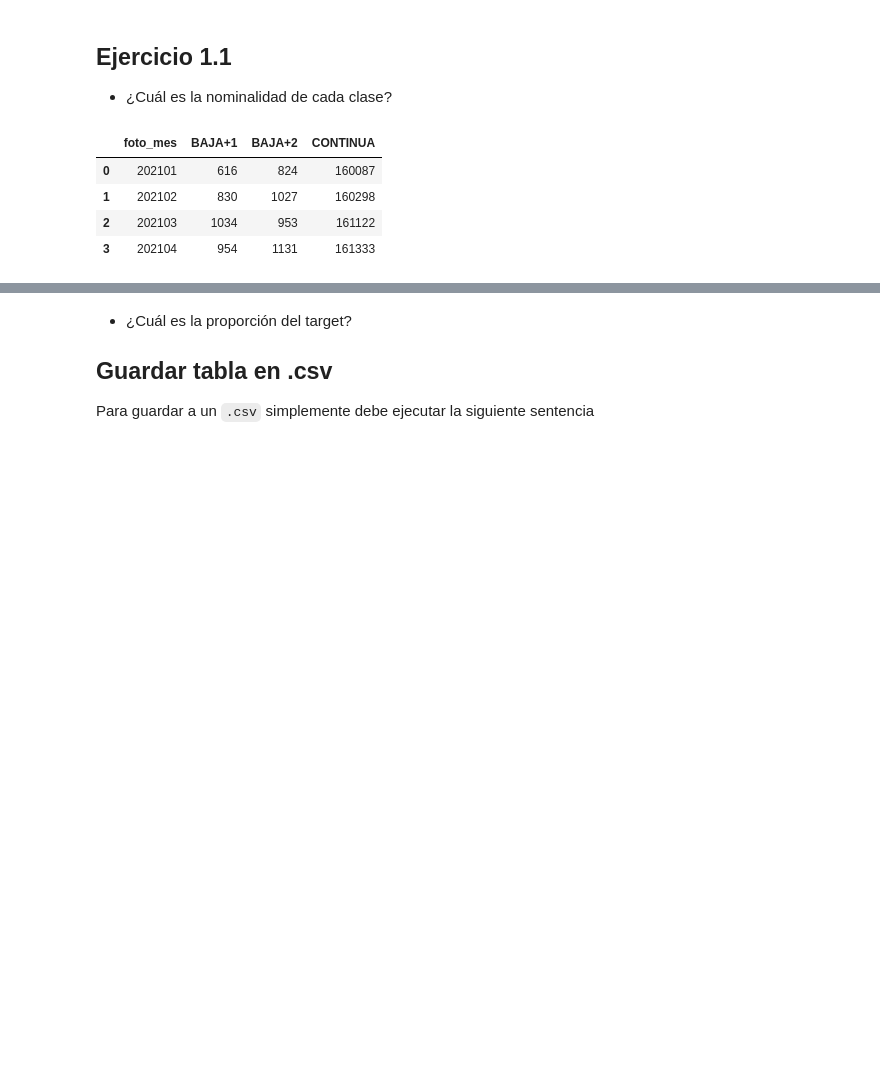
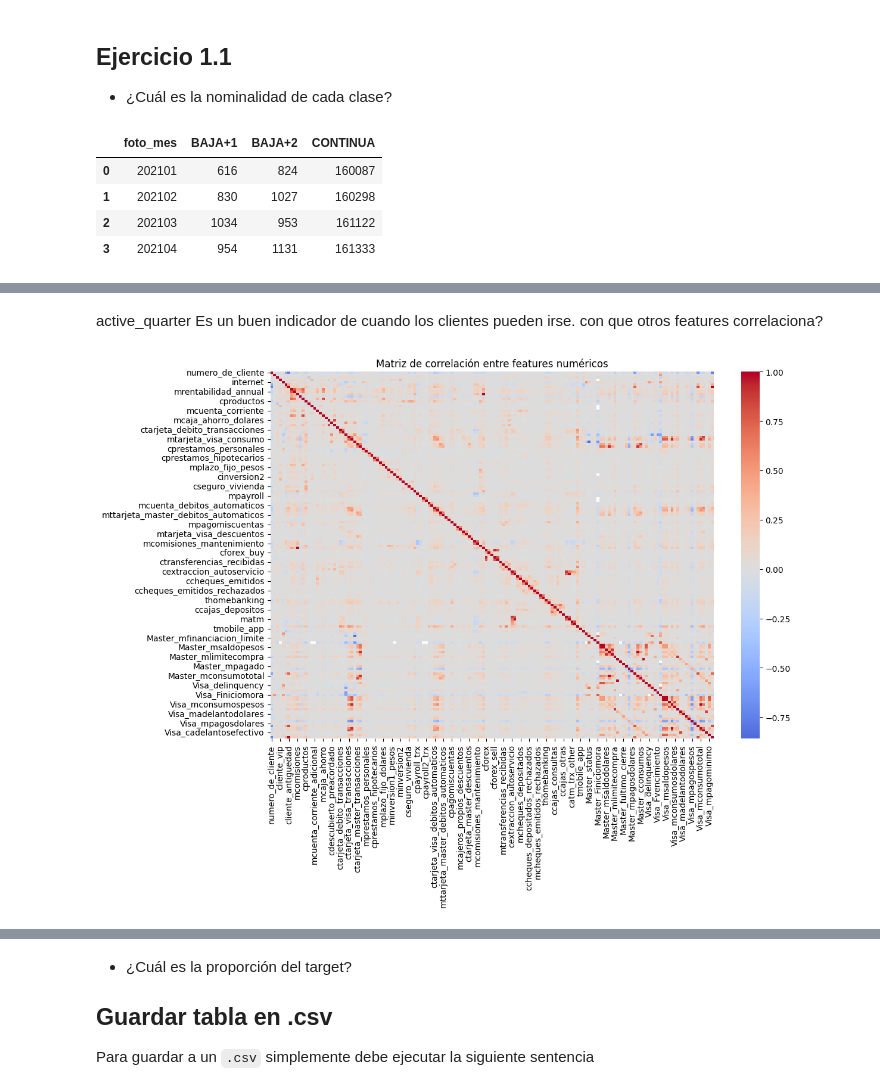
Before and after one commit to NicoCaricati/dmeyf2025, a Jupyter notebook: src/monday/z101_target_sql wkd.ipynb, the cells around one changed output, grey strips where cells are left out. Saved outputs shown, nothing was run; the diff lists cells and outputs as text; code cells hidden in the pictures; blank space fills up the shorter version.

```diff
--- a/src/monday/z101_target_sql wkd.ipynb
+++ b/src/monday/z101_target_sql wkd.ipynb
@@ -156,0 +265,15 @@ GROUP BY foto_mes
+# %% [markdown]
+active_quarter Es un buen indicador de cuando los clientes pueden irse. con que otros features correlaciona?
+# %%
+# Nos quedamos solo con numéricas
+num_df = df.select_dtypes(include=["number"])
+
+# Matriz de correlación
+corr = num_df.corr()
+
+plt.figure(figsize=(12,8))
+sns.heatmap(corr, cmap="coolwarm", center=0, annot=False)
+plt.title("Matriz de correlación entre features numéricos")
+plt.show()
+# %% [output]
+[figure, added]
```
Also changed, not shown: parts of 20 cells of this notebook, 1 other file.
